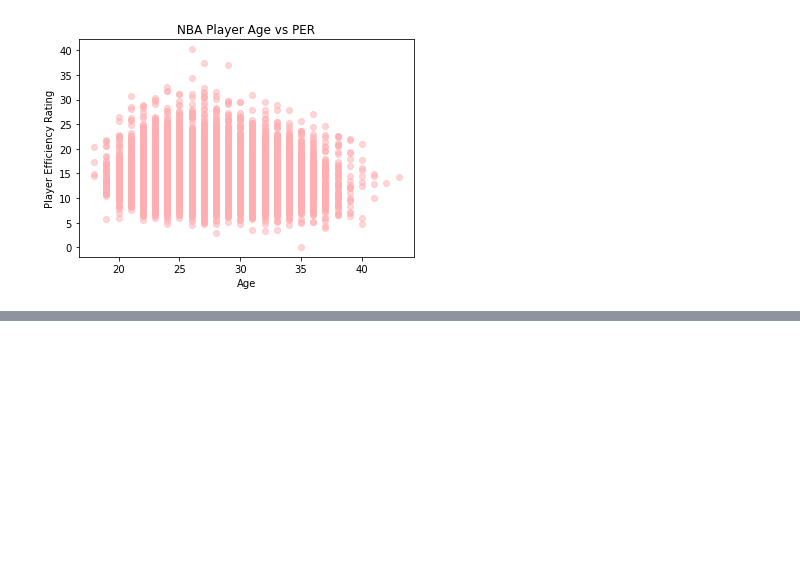
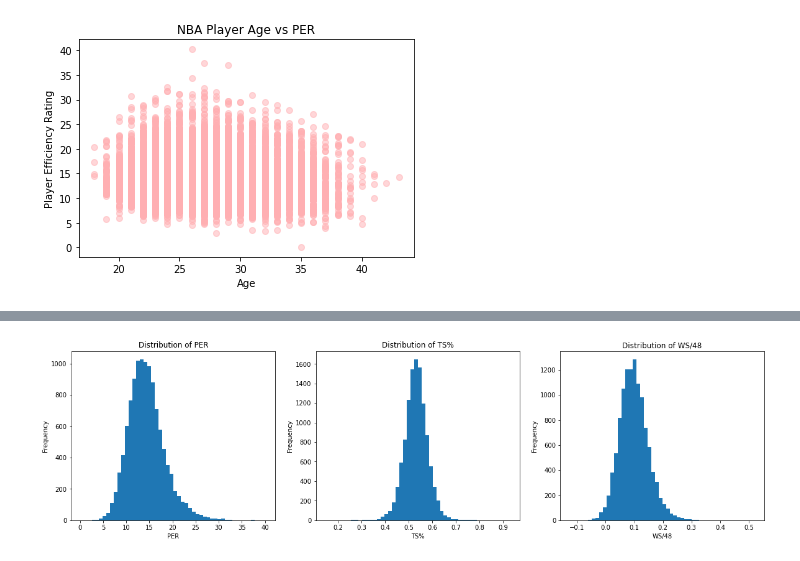
Before and after one commit to jtlaurel/NBA-age-analysis, a Jupyter notebook: data_analysis.ipynb, the cells around one changed output, grey strips where cells are left out. Saved outputs shown, nothing was run; the diff lists cells and outputs as text; code cells hidden in the pictures; blank space fills up the shorter version.

```diff
--- a/data_analysis.ipynb
+++ b/data_analysis.ipynb
@@ -162,0 +193,6 @@ ax[1,1].set_xticklabels(range(34,39));
+# %%
+def plot_distribution(data,stat,ax):
+    if len(data) > 2500:
+        ax.hist(data[stat],bins = 50)
+    else:
+        ax.hist(data[stat],bins = int(len(data)**0.5))
@@ -162,0 +203,11 @@ ax[1,1].set_xticklabels(range(34,39));
+# %%
+fig,axs = plt.subplots(1,3, figsize = (20,5))
+wanted_stats = ['PER','TS%', 'WS/48']
+
+for index, ax in enumerate(axs.flatten()):
+    plot_distribution(data, wanted_stats[index], ax)
+    ax.set_xlabel(wanted_stats[index])
+    ax.set_ylabel('Frequency')
+    ax.set_title('Distribution of {stat}'.format(stat = wanted_stats[index]))
+# %% [output]
+[figure, added]
```
Also changed, not shown: parts of 35 cells of this notebook.
